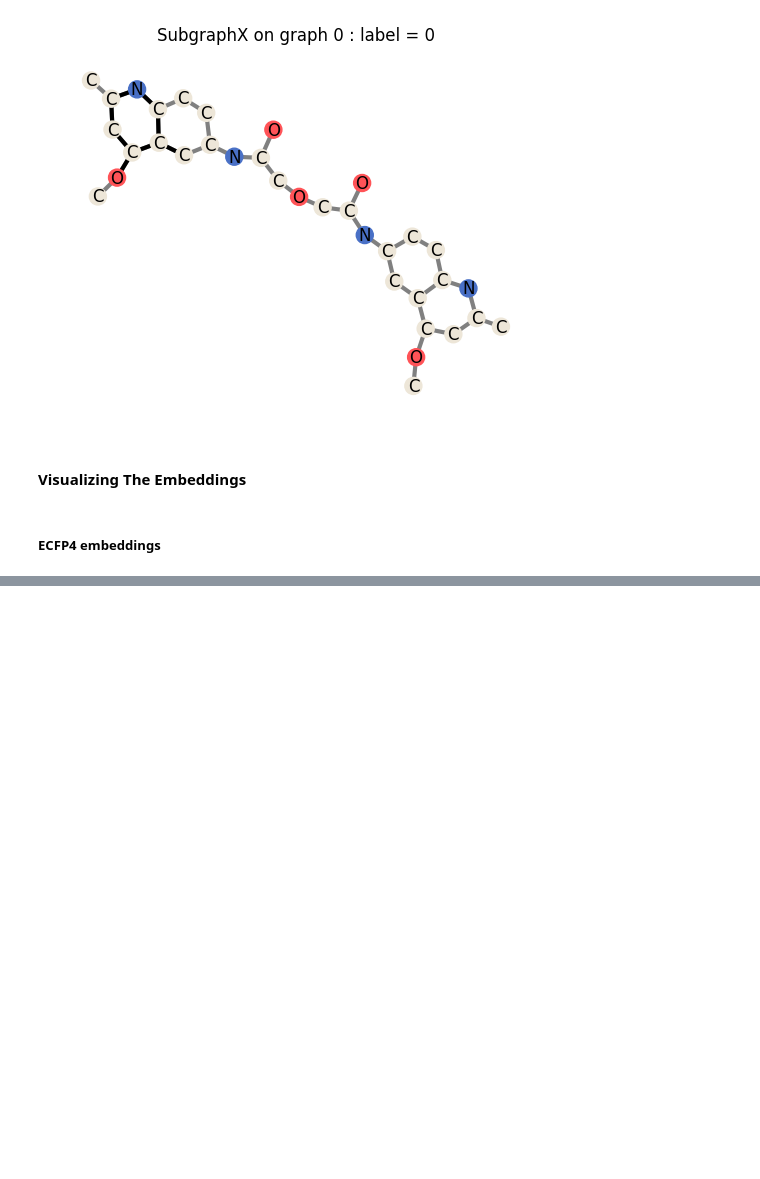
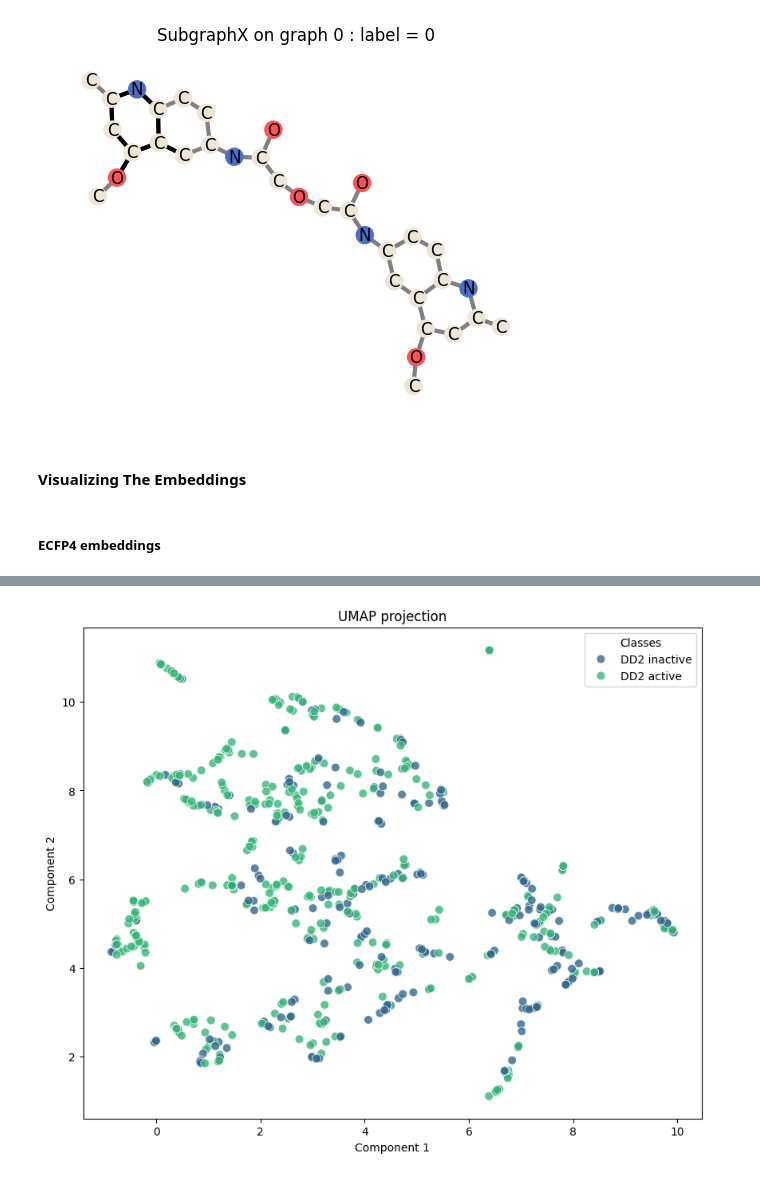
Before and after one commit to djoy4stem/qsar_w_gnns, a Jupyter notebook: notebooks/dd2/dd2_gnn_explanation.ipynb, the cells around one changed output, grey strips where cells are left out. Saved outputs shown, nothing was run; the diff lists cells and outputs as text; code cells hidden in the pictures; blank space fills up the shorter version.

```diff
--- a/notebooks/dd2/dd2_gnn_explanation.ipynb
+++ b/notebooks/dd2/dd2_gnn_explanation.ipynb
@@ -376,7 +396,9 @@ batch_gcn_embeddings
 # %%
 batch_gcn_embeddings_umap = visuals.reduce_and_plot(data=batch_gcn_embeddings.detach().to('cpu'), actuals=test_labels[:]
                                                     , method='umap', n_components=2, random_state=seed
-                                                    , n_neighbors=15, min_dist=0.05)
+                                                    , n_neighbors=5, min_dist=0.01)
+# %% [output]
+[figure, added]
 # %%
 batch_gin_embeddings = gin_predictor.model.get_embedding(batch_from_test_mols).detach()
 print("batch_gin_embeddings: ", batch_gin_embeddings.shape)
```
Also changed, not shown: parts of 9 cells of this notebook.
